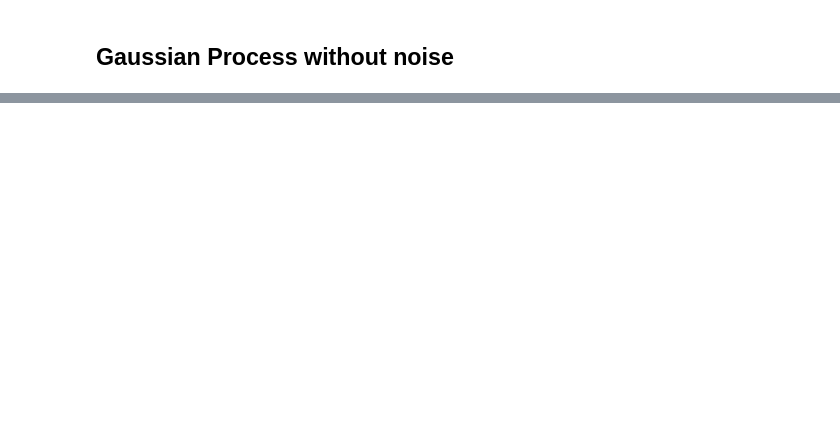
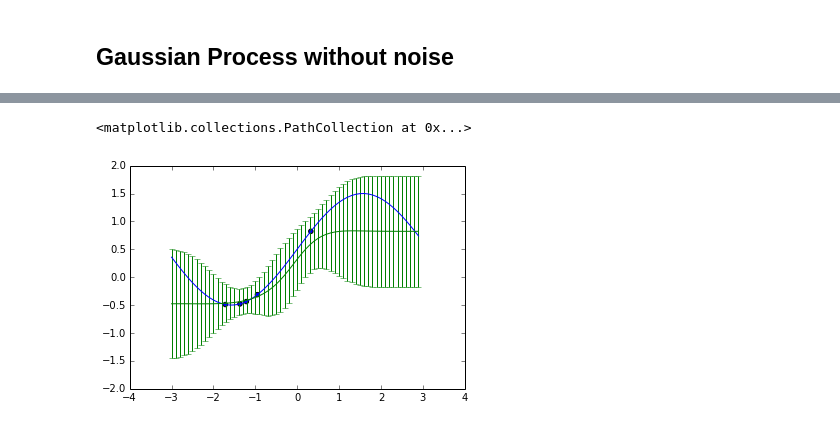
Before and after one commit to arupa-sadhak/machinelearning, a Jupyter notebook: ipython/Gaussian Process.ipynb, the cells around one changed output, grey strips where cells are left out. Drawn from its saved outputs; the diff is of its cells as text; code cells hidden in the pictures; blank space fills up the shorter version.

```diff
--- a/ipython/Gaussian Process.ipynb
+++ b/ipython/Gaussian Process.ipynb
@@ -92,0 +107,34 @@ axis.scatter(train_x, train_y)
+# %%
+def mu(covariance, y):
+    _y = np.matmul( covariance, y ).T
+    _ =  _y / np.sum( covariance, axis=1 )
+    return _
+
+def GP(train_x, train_y, test_x, noise=1.0):
+    noise_mat = np.eye( len(train_x) ) * noise
+    K = np.array( [[k(x, y) for y in train_x] for x in train_x] ) + noise_mat
+
+    # for test
+    K_star_star = np.array( [[k(x, y) for y in test_x] for x in test_x] )
+    K_star = np.array( [[k(x, y) for y in test_x] for x in train_x])
+
+    t = np.matmul( K_star.T, np.linalg.pinv(K) )
+    mu_star = mu(K_star.T, train_y) + np.matmul(t, (train_y - mu(K, train_y)) )
+    sigma_star = K_star_star - np.matmul( t, K_star )
+
+    return mu_star, sigma_star
+# %%
+train_x, train_y = data_x[:5], data_y[:5]
+
+prediction = GP(train_x, train_y, x)
+prediction_mean = prediction[0]
+prediction_stddev = np.diagonal( prediction[1] )
+
+fig = plt.figure()
+axis = fig.add_subplot(111)
+axis.plot( x, np.sin(x) + 0.5 )
+axis.errorbar(x, prediction_mean, prediction_stddev)
+axis.scatter(train_x, train_y)
+# %% [output]
+<matplotlib.collections.PathCollection at 0x...>
+[figure, added]
```
Also changed, not shown: parts of 13 cells of this notebook.
